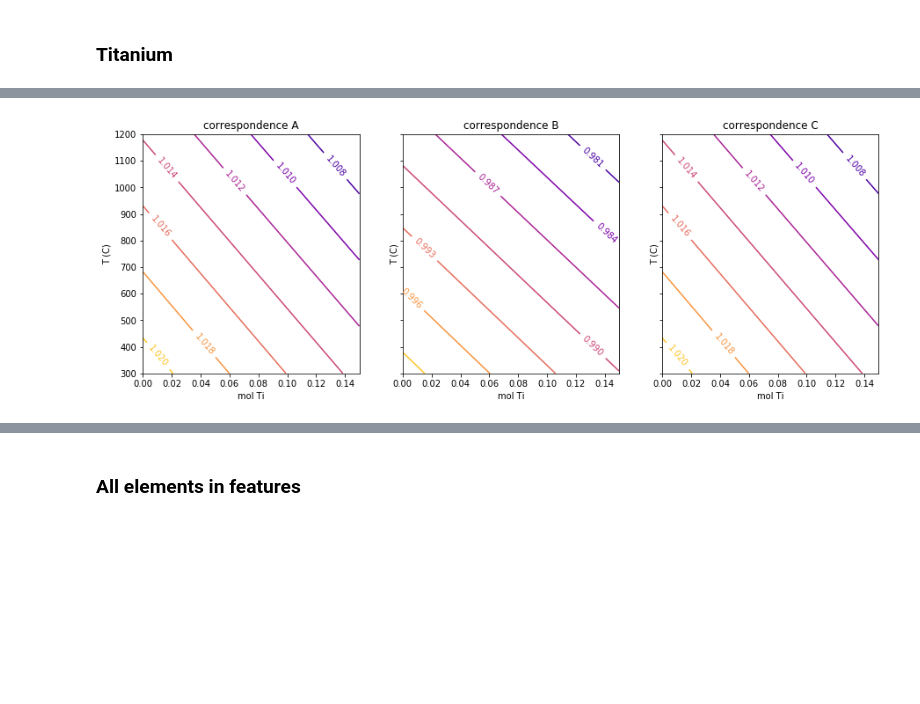
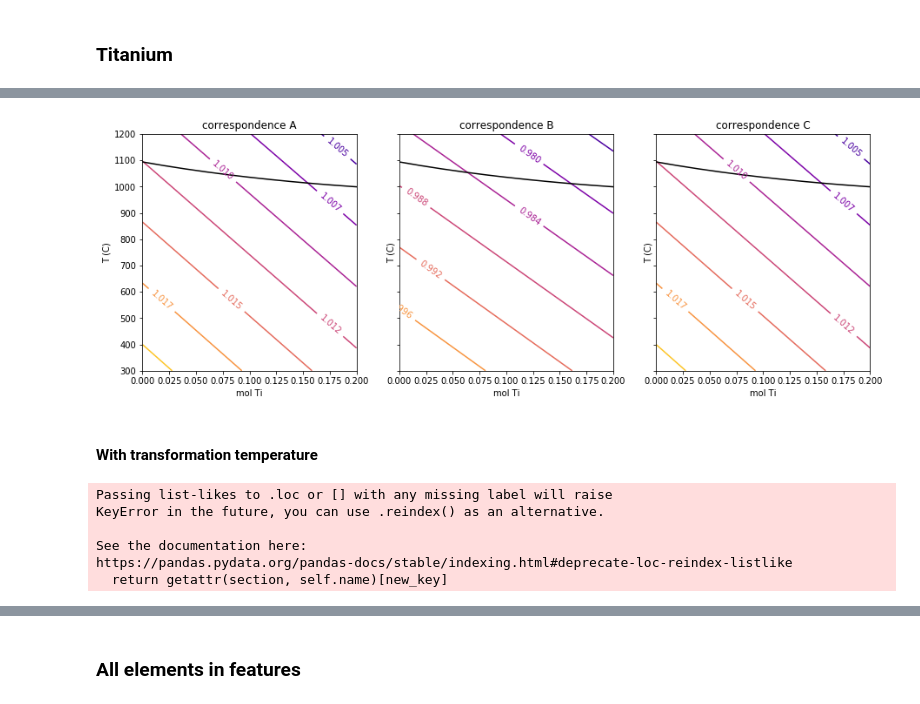
Before and after one commit to dskoda/smceramics, a Jupyter notebook: cofactors.ipynb, the cells around one changed output, grey strips where cells are left out. Drawn from its saved outputs; the diff is of its cells as text; code cells hidden in the pictures; blank space fills up the shorter version.

```diff
--- a/cofactors.ipynb
+++ b/cofactors.ipynb
@@ -70,10 +70,15 @@ plt.show()
 [figure]
 # %% [markdown]
 ### Titanium
+# %%
+t0 = pd.read_csv('data/t0/Ti.csv')
+# %%
+t0['T0'] = t0['T0 (K)'] - 273
+t0['x'] = t0['mol%TiO2'] / 100
 # %%
 temperatures, Ti = np.meshgrid(
-    np.linspace(300, 1200, 100),
-    np.linspace(0, 0.15, 30)
+    np.linspace(300, 1200, 90),
+    np.linspace(0, 0.20, 40)
 )
 
 inputs = {
@@ -94,14 +103,0 @@ B = results['B'].values.reshape(30, 100)
-# %%
-fig, ax = plt.subplots(figsize=(6, 4))
-
-results.plot(x='Ce', y='B', ax=ax, color='#d62728', label='prediction')
-ax.scatter(cofactors_eddie[:, 0] / 100, cofactors_eddie[:, 1], marker='o', label='Eddie')
-
-ax.set_ylim(0.995, 1.001)
-ax.set_xlim(0.12, 0.1375)
-# ax.get_legend().remove()
-
-ax.set_ylabel(r'$\lambda_2$', fontsize=14)
-ax.set_xlabel(r'mol CeO$_2$', fontsize=14)
-
-plt.show()
@@ -110,19 +104,37 @@ plt.show()
 # %%
 fig, ax_fig = plt.subplots(1, 3, figsize=(15, 5), sharey=True)
 
 for ax, label in zip(ax_fig, ['A', 'B', 'C']):
     CS = ax.contour(
-        results[label].values.reshape(30, 100),
+        results[label].values.reshape(40, 90),
         extent=(results['Ti'].min(), results['Ti'].max(), results['T'].min(), results['T'].max()),
         cmap='plasma'
     )
 
     ax.clabel(CS, CS.levels, inline=True, fontsize=10)
 
+    ax.plot(t0.x, t0.T0, 'k')
+
     ax.set_xlabel('mol Ti')
     ax.set_ylabel('T (C)')
     ax.set_title('correspondence %s' % label)
 
 plt.show()
 # %% [output]
-[figure, old version]
+[figure, new version]
+# %% [markdown]
+#### With transformation temperature
+# %%
+inputs = {
+    'Ti': t0.x.values.reshape(-1, 1),
+    'Zr': 1 - t0.x.values.reshape(-1, 1),
+    'T': t0.T0.values.reshape(-1, 1)
+}
+X = featgen.get_features(inputs, model.features)
+# %% [output]
+Passing list-likes to .loc or [] with any missing label will raise
+KeyError in the future, you can use .reindex() as an alternative.
+
+See the documentation here:
+https://pandas.pydata.org/pandas-docs/stable/indexing.html#deprecate-loc-reindex-listlike
+  return getattr(section, self.name)[new_key]
```
Also changed, not shown: parts of 17 cells of this notebook, 1 other file.
